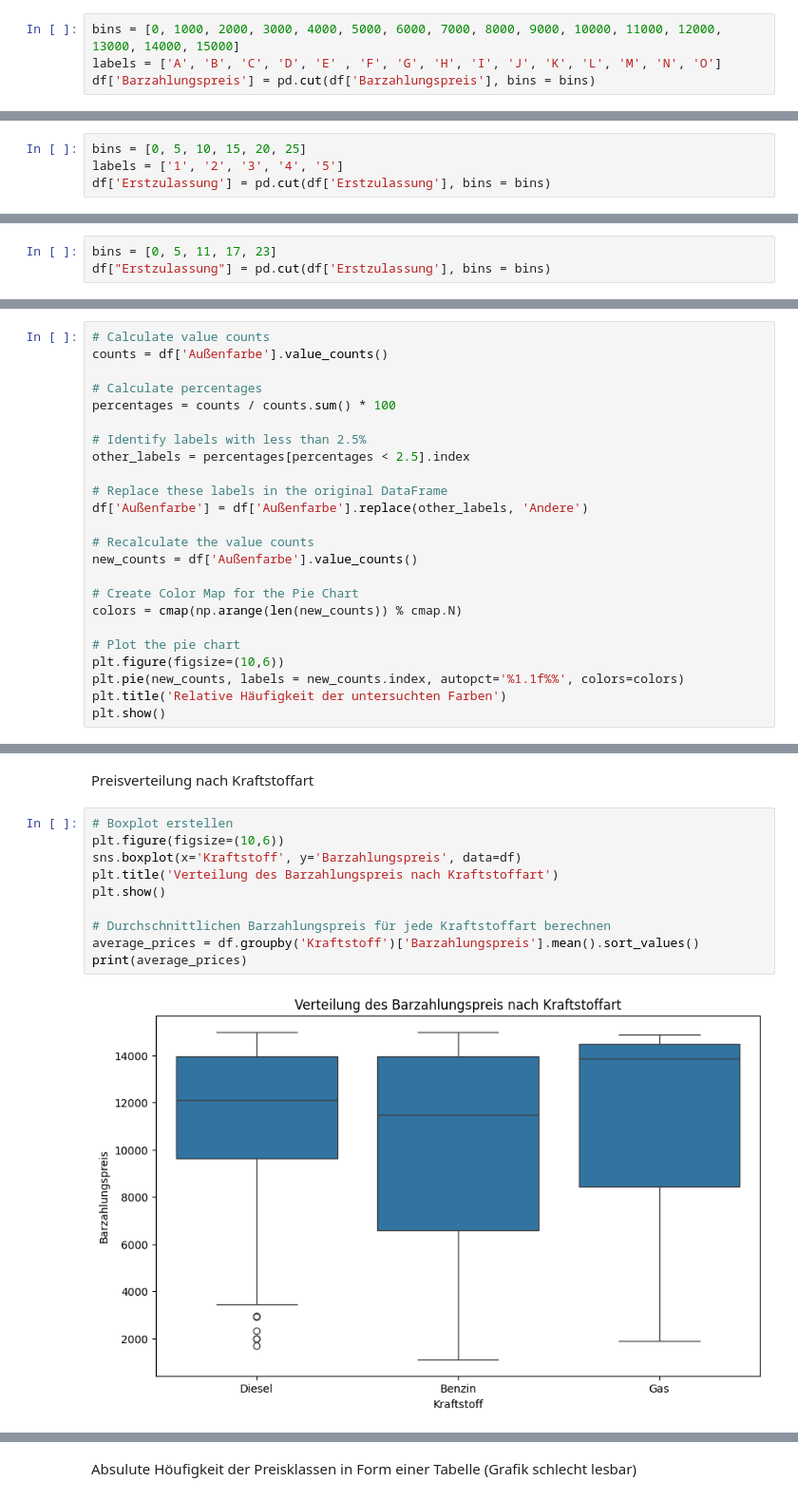
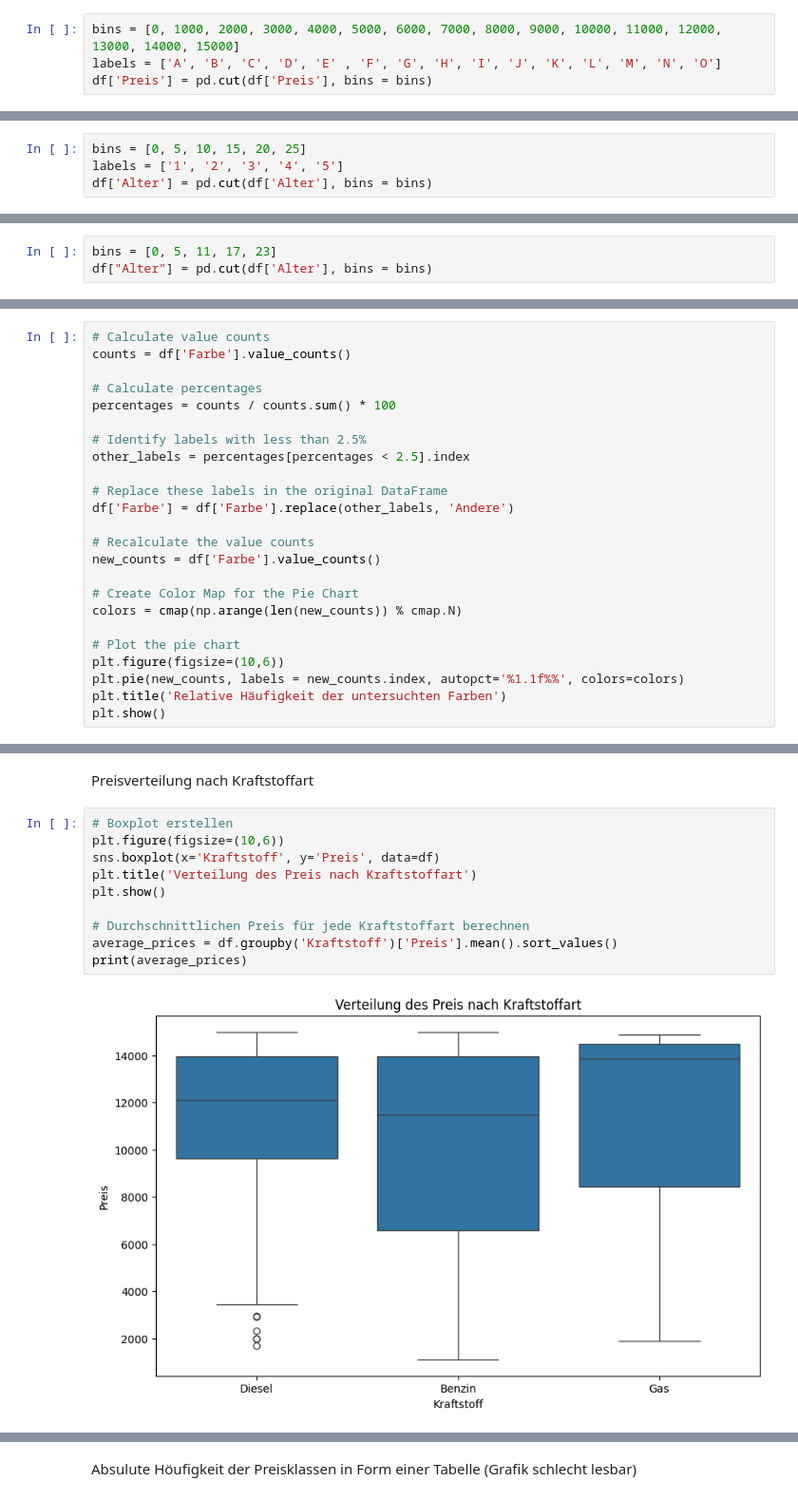
Before and after one commit to PawelCzudy/SFP_Notebook, a Jupyter notebook: DeskriptiveAnalyse.ipynb, the cells around one changed output, grey strips where cells are left out. Shown at 95% size. Drawn from its saved outputs; the diff is of its cells as text.

```diff
--- a/DeskriptiveAnalyse.ipynb
+++ b/DeskriptiveAnalyse.ipynb
@@ -44,7 +44,7 @@ df['Verbrauch'] = pd.cut(df['Verbrauch'], bins = bins)
 # %%
 bins = [0, 1000, 2000, 3000, 4000, 5000, 6000, 7000, 8000, 9000, 10000, 11000, 12000, 13000, 14000, 15000]
 labels = ['A', 'B', 'C', 'D', 'E' , 'F', 'G', 'H', 'I', 'J', 'K', 'L', 'M', 'N', 'O']
-df['Barzahlungspreis'] = pd.cut(df['Barzahlungspreis'], bins = bins)
+df['Preis'] = pd.cut(df['Preis'], bins = bins)
 # %%
 bins = [0, 2500, 5000, 10000, 20000, 30000, 40000, 50000, 60000, 70000, 80000, 90000, 100000, 125000, 150000, 175000, 200000, 250000, 300000, 600000]
 labels = ['A', 'B', 'C', 'D', 'E' , 'F', 'G', 'H', 'I', 'J', 'K', 'L', 'M', 'N', 'O','P','Q','R','S']
@@ -56,14 +56,14 @@ df['Leistung'] = pd.cut(df['Leistung'], bins = bins)
 # %%
 bins = [0, 5, 10, 15, 20, 25]
 labels = ['1', '2', '3', '4', '5']
-df['Erstzulassung'] = pd.cut(df['Erstzulassung'], bins = bins)
+df['Alter'] = pd.cut(df['Alter'], bins = bins)
 # %%
 bins = [-20, 3, 6, 9, 12, 15, 18, 21, 31]
 labels = ['1Q', '2Q', '3Q', '4Q', '5Q', '6Q', '7Q', '8Q']
 df["HU"] = pd.cut(df['HU'], bins = bins, labels = labels)
 # %%
 bins = [0, 5, 11, 17, 23]
-df["Erstzulassung"] = pd.cut(df['Erstzulassung'], bins = bins)
+df["Alter"] = pd.cut(df['Alter'], bins = bins)
 # %% [markdown]
 Deskriptive Analyse - Grundwerte
 # %%
@@ -106,7 +106,7 @@ plt.show()
 Kreisdiagramm für die relative Häufigkeit der Farben in Prozent (Andere <2.5%)
 # %%
 # Calculate value counts
-counts = df['Außenfarbe'].value_counts()
+counts = df['Farbe'].value_counts()
 
 # Calculate percentages
 percentages = counts / counts.sum() * 100
@@ -115,10 +115,10 @@ percentages = counts / counts.sum() * 100
 other_labels = percentages[percentages < 2.5].index
 
 # Replace these labels in the original DataFrame
-df['Außenfarbe'] = df['Außenfarbe'].replace(other_labels, 'Andere')
+df['Farbe'] = df['Farbe'].replace(other_labels, 'Andere')
 
 # Recalculate the value counts
-new_counts = df['Außenfarbe'].value_counts()
+new_counts = df['Farbe'].value_counts()
 
 # Create Color Map for the Pie Chart
 colors = cmap(np.arange(len(new_counts)) % cmap.N)
@@ -182,15 +182,15 @@ Preisverteilung nach Kraftstoffart
 # %%
 # Boxplot erstellen
 plt.figure(figsize=(10,6))
-sns.boxplot(x='Kraftstoff', y='Barzahlungspreis', data=df)
-plt.title('Verteilung des Barzahlungspreis nach Kraftstoffart')
+sns.boxplot(x='Kraftstoff', y='Preis', data=df)
+plt.title('Verteilung des Preis nach Kraftstoffart')
 plt.show()
 
-# Durchschnittlichen Barzahlungspreis für jede Kraftstoffart berechnen
-average_prices = df.groupby('Kraftstoff')['Barzahlungspreis'].mean().sort_values()
+# Durchschnittlichen Preis für jede Kraftstoffart berechnen
+average_prices = df.groupby('Kraftstoff')['Preis'].mean().sort_values()
 print(average_prices)
 # %% [output]
-[figure, old version]
+[figure, new version]
 Kraftstoff
 Benzin    10213.304110
 Diesel    11239.923077
```
Also changed, not shown: parts of 12 cells of this notebook, 1 other file.
